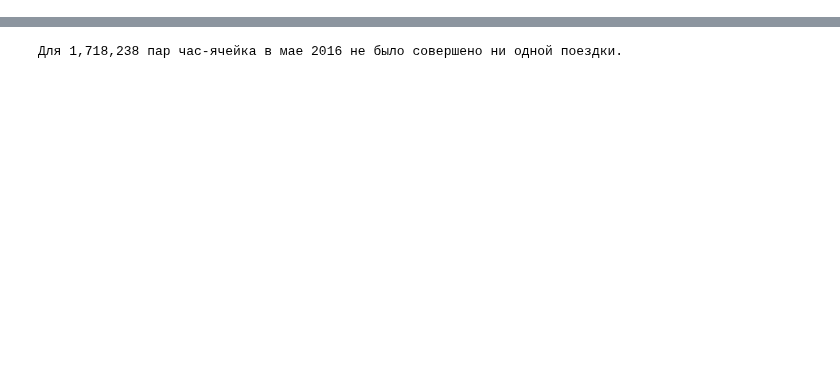
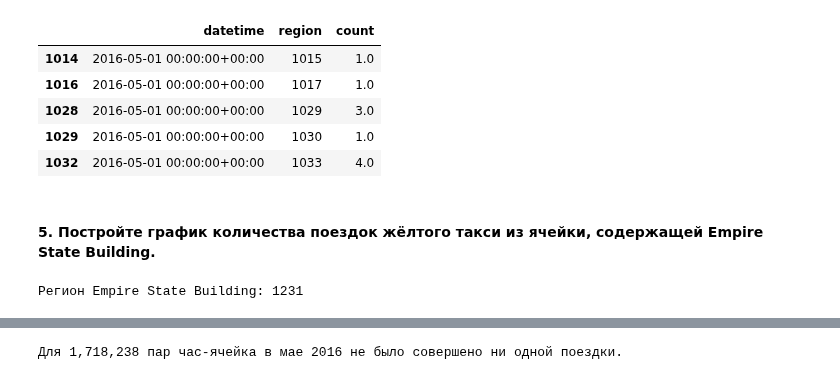
Before and after one commit to dminikorenb/DataLearning, a Jupyter notebook: 3-Taxi/dminik6_part3_w1.ipynb, the cells around one changed output, grey strips where cells are left out. Saved outputs shown, nothing was run; the diff lists cells and outputs as text; code cells hidden in the pictures; blank space fills up the shorter version.

```diff
--- a/3-Taxi/dminik6_part3_w1.ipynb
+++ b/3-Taxi/dminik6_part3_w1.ipynb
@@ -919,0 +146,26 @@ True
+# %%
+# Более интересна информация о первых регионах с поездками
+df[df['count'] > 0].sort_values(by=['datetime', 'region']).head()
+# %% [output]
+|  | datetime | region | count |
+| 1014 | 2016-05-01 00:00:00+00:00 | 1015 | 1.0 |
+| 1016 | 2016-05-01 00:00:00+00:00 | 1017 | 1.0 |
+| 1028 | 2016-05-01 00:00:00+00:00 | 1029 | 3.0 |
+| 1029 | 2016-05-01 00:00:00+00:00 | 1030 | 1.0 |
+| 1032 | 2016-05-01 00:00:00+00:00 | 1033 | 4.0 |
+# %% [markdown]
+#### 5. Постройте график количества поездок жёлтого такси из ячейки, содержащей Empire State Building.
+# %%
+# Данные о координатах Empire State Building
+# Empire State Building, 350, 5th Avenue, Korea Town, Midtown South,
+# Manhattan Community Board 5, Manhattan, New York County, NYC, New York, 10018, USA
+# (40.7484284, -73.9856546198733)
+def region_number( coord, bins):
+    X = np.searchsorted(bins[0], coord[1], side='left')
+    Y = np.searchsorted(bins[1], coord[0], side='left')
+    return (X-1) * 50 + Y
+
+esb_region = region_number((40.7484284, -73.9856546198733), bins)
+print("Регион Empire State Building: {}".format(esb_region))
+# %% [output]
+Регион Empire State Building: 1231
```
Also changed, not shown: parts of 92 cells of this notebook, 4 other files.
